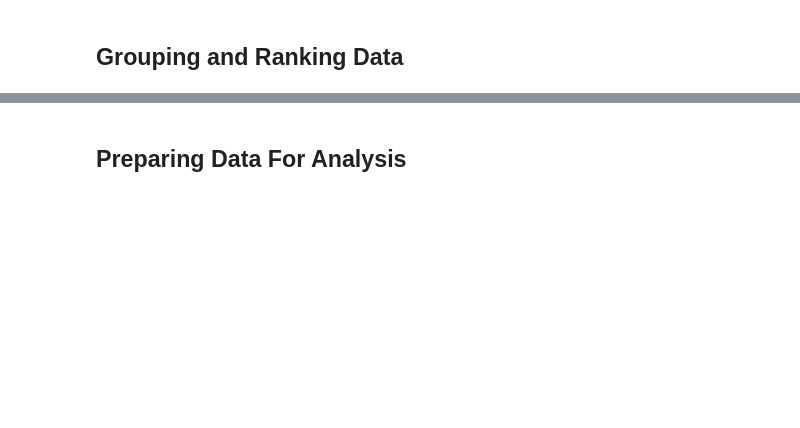
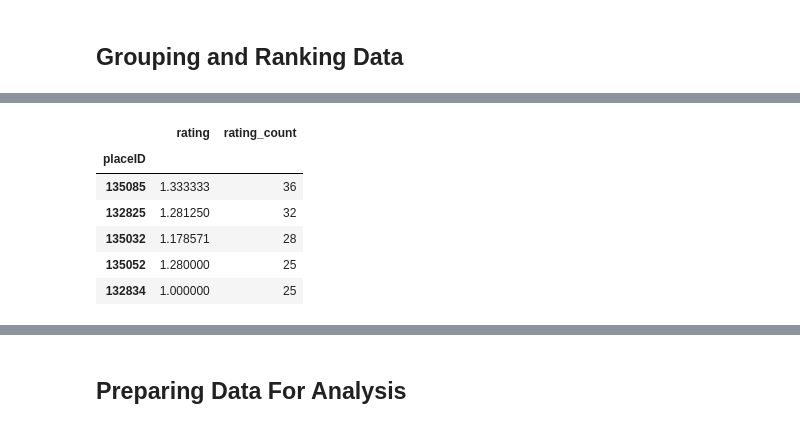
Before and after one commit to kwarodom/sidtechtalent, a Jupyter notebook: ML-Week4/Lecture8 Recommendation Systems/2. correlation-based recommenders/correlation-based recommenders.ipynb, the cells around one changed output, grey strips where cells are left out. Saved outputs shown, nothing was run; the diff lists cells and outputs as text; code cells hidden in the pictures; blank space fills up the shorter version.

```diff
--- a/ML-Week4/Lecture8 Recommendation Systems/2. correlation-based recommenders/correlation-based recommenders.ipynb
+++ b/ML-Week4/Lecture8 Recommendation Systems/2. correlation-based recommenders/correlation-based recommenders.ipynb
@@ -43,5 +97,13 @@ cuisine.head()
 # %%
 # rating.sort_values of 'rating_count' and display in decending order
->>
+rating.sort_values('rating_count', ascending=False).head()
+# %% [output]
+|  | rating | rating_count |
+| placeID |  |  |
+| 135085 | 1.333333 | 36 |
+| 132825 | 1.281250 | 32 |
+| 135032 | 1.178571 | 28 |
+| 135052 | 1.280000 | 25 |
+| 132834 | 1.000000 | 25 |
 # %%
 # display detail of places where 'placeID'=135085
```
Also changed, not shown: parts of 17 cells of this notebook, 6 other files.
